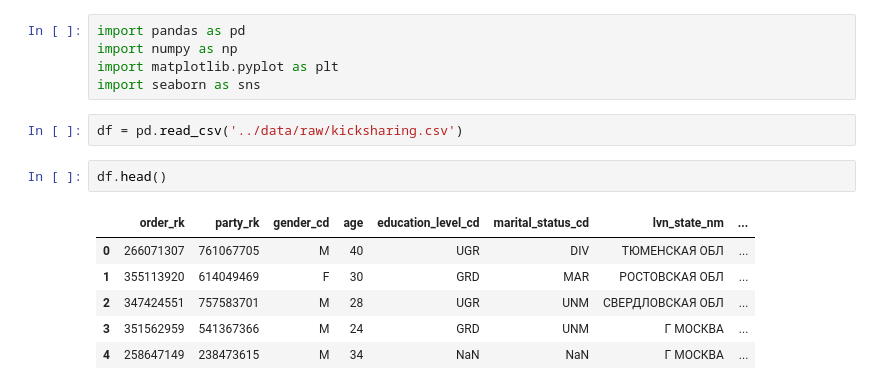
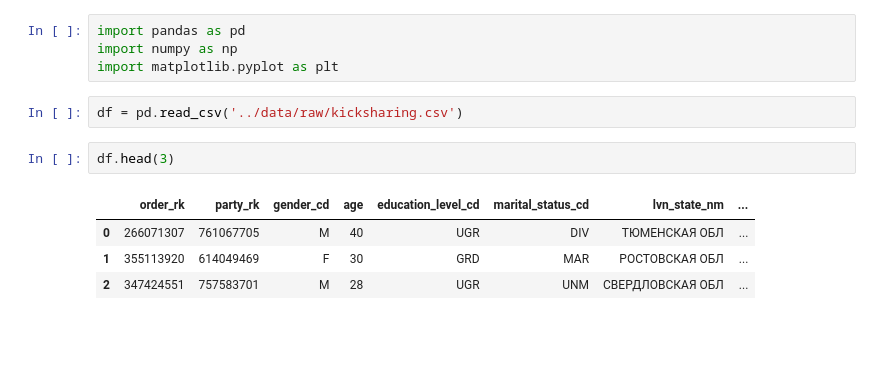
Before and after one commit to tamplier6/scooter-sharing-analysis, a Jupyter notebook: notebooks/data_cleaning.ipynb, the cells around one changed output. Saved outputs shown, nothing was run; the diff lists cells and outputs as text; blank space fills up the shorter version.

```diff
--- a/notebooks/data_cleaning.ipynb
+++ b/notebooks/data_cleaning.ipynb
@@ -2,15 +2,12 @@
 import pandas as pd
 import numpy as np
 import matplotlib.pyplot as plt
-import seaborn as sns
 # %%
 df = pd.read_csv('../data/raw/kicksharing.csv')
 # %%
-df.head()
+df.head(3)
 # %% [output]
 |  | order_rk | party_rk | gender_cd | age | education_level_cd | marital_status_cd | lvn_state_nm | ... |
 | 0 | 266071307 | 761067705 | M | 40 | UGR | DIV | ТЮМЕНСКАЯ ОБЛ | ... |
 | 1 | 355113920 | 614049469 | F | 30 | GRD | MAR | РОСТОВСКАЯ ОБЛ | ... |
 | 2 | 347424551 | 757583701 | M | 28 | UGR | UNM | СВЕРДЛОВСКАЯ ОБЛ | ... |
-| 3 | 351562959 | 541367366 | M | 24 | GRD | UNM | Г МОСКВА | ... |
-| 4 | 258647149 | 238473615 | M | 34 | NaN | NaN | Г МОСКВА | ... |
```
Also changed, not shown: parts of 16 cells of this notebook, 2 other files.
